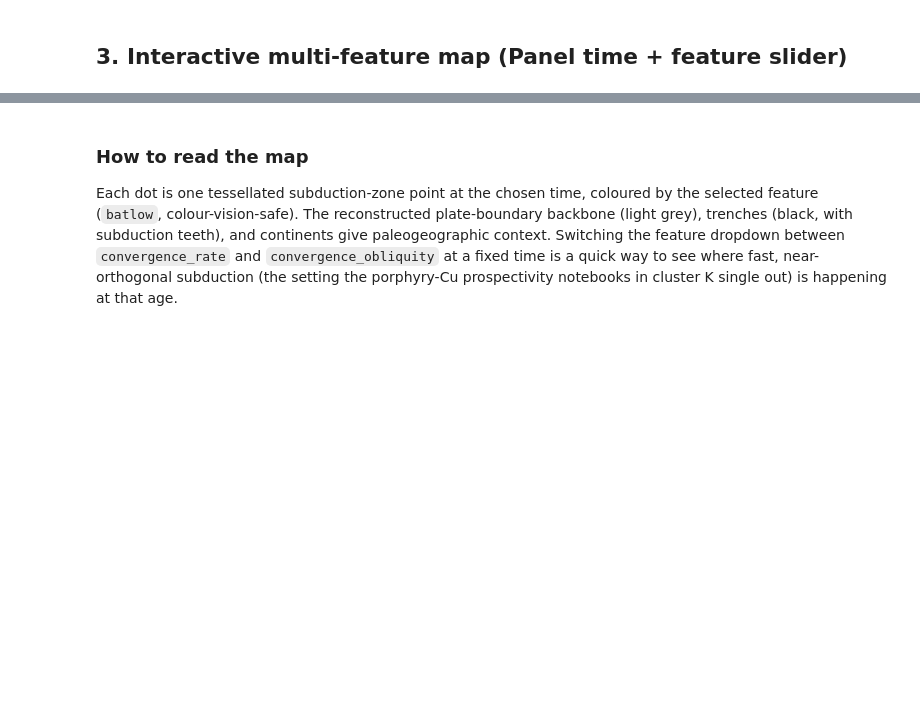
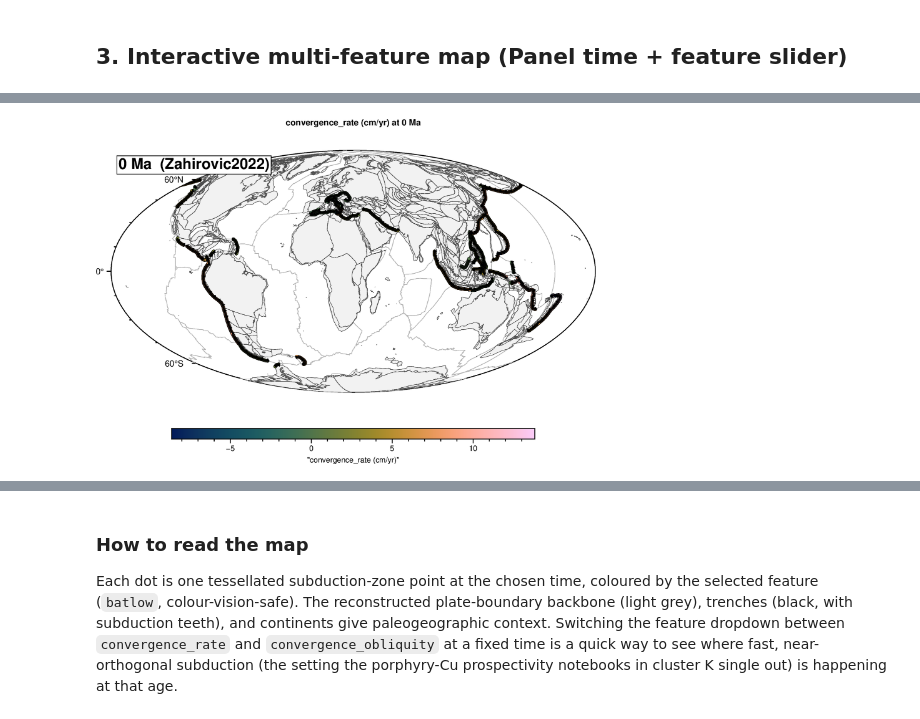
Before and after one commit to EarthByte/GPlately-pyGMT-tutorials, a Jupyter notebook: Notebooks/T15_Kinematic_Feature_Extraction.ipynb, the cells around one changed output, grey strips where cells are left out. Cells and saved outputs as stored; diff of their text form; code cells hidden in the pictures; blank space fills up the shorter version.

```diff
--- a/Notebooks/T15_Kinematic_Feature_Extraction.ipynb
+++ b/Notebooks/T15_Kinematic_Feature_Extraction.ipynb
@@ -176,8 +201,8 @@ def plot_feature_map(time, feature):
     gplot.plot_coastlines(fig, pen="0.3p,gray30")
 
     pygmt.makecpt(cmap="batlow", series=[vmin, vmax])
-    fig.plot(x=df_t["lon"], y=df_t["lat"], style="c0.1c", fill=feature,
-             cmap=True, data=df_t, pen="0.1p,black")
+    fig.plot(x=df_t["lon"], y=df_t["lat"], style="c0.1c", fill=df_t[feature],
+             cmap=True, pen="0.1p,black")
     gplot.plot_trenches(fig, color="black", pen="0.8p")
     gplot.plot_subduction_teeth(fig, color="black", spacing=0.4, size=0.25)
 
@@ -196,3 +221,4 @@ feature_select = pn.widgets.Select(name="Feature", options=FEATURES_AVAILABLE,
 pn.bind(plot_feature_map, time=time_slider, feature=feature_select, watch=False)
 pn.Column(pn.Row(time_slider, feature_select),
           pn.bind(lambda t, f: plot_feature_map(t, f).show(), time_slider, feature_select))
+# %% [output]
@@ -198,0 +226 @@ pn.Column(pn.Row(time_slider, feature_select),
+[figure, added]
```
Also changed, not shown: parts of 4 cells of this notebook, 6 other files.
